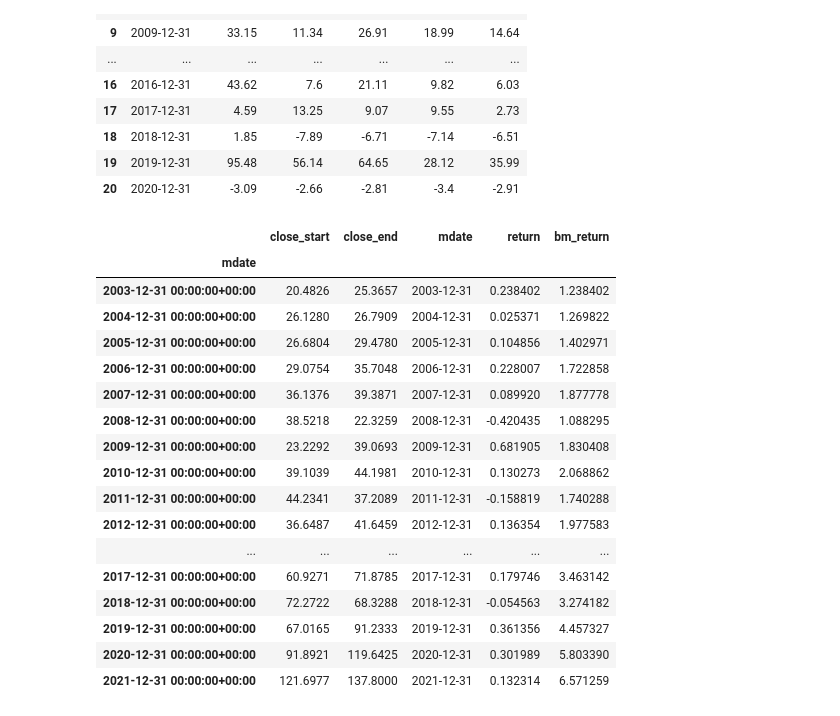
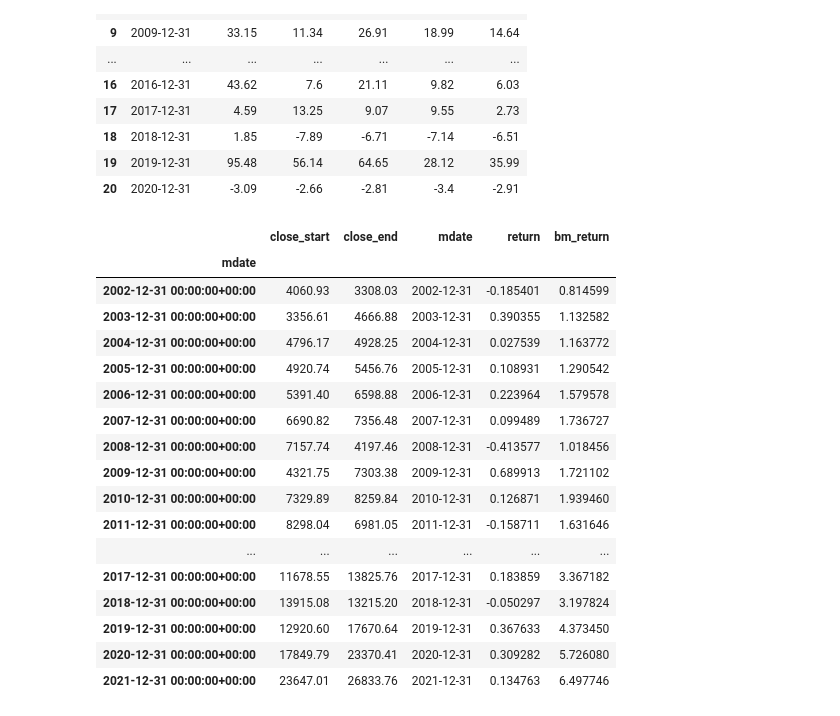
Before and after one commit to tejtw/TEJAPI_Python_Medium_Application, a Jupyter notebook: TEJ_API_Python_MediumWeek6.ipynb, the cells around one changed output. Saved outputs shown, nothing was run; the diff lists cells and outputs as text; code cells hidden in the pictures.

```diff
--- a/TEJ_API_Python_MediumWeek6.ipynb
+++ b/TEJ_API_Python_MediumWeek6.ipynb
@@ -2,7 +2,7 @@
 import tejapi
 import pandas as pd
 import numpy as np
-tejapi.ApiConfig.api_key = 'vYThQVdBGgPCsuDksnTEYJ3cr4zS8f'
+tejapi.ApiConfig.api_key = 'your_key'
 import datetime
 import matplotlib.pyplot as plt
 # %%
@@ -230,36 +229,36 @@ return_
 | 19 | 2019-12-31 | 95.48 | 56.14 | 64.65 | 28.12 | 35.99 |
 | 20 | 2020-12-31 | -3.09 | -2.66 | -2.81 | -3.4 | -2.91 |
 # %%
-# 以投資0050為比較基準
-tw0050 = tejapi.get('TWN/APRCD1',coid  ='0050' ,paginate = True)
+# 以投資台灣50指數做為比較基準
+tw0050 = tejapi.get('TWN/APRCD1',coid ='TRI50' ,paginate = True)
 benchmark = pd.DataFrame({
     'close_start':tw0050.resample('Y',on='mdate').first()['close_adj'],
     'close_end':tw0050.resample('Y',on='mdate').last()['close_adj']
 })
 benchmark['mdate'] = benchmark.index
 benchmark['mdate'] = benchmark['mdate'].astype(str).apply(lambda x:x.split()[0])
 benchmark['return'] = (benchmark['close_end']-benchmark['close_start'])/benchmark['close_start']
 benchmark['bm_return']  = (benchmark['return']+1).cumprod()
 benchmark
 # %% [output]
 |  | close_start | close_end | mdate | return | bm_return |
 | mdate |  |  |  |  |  |
-| 2003-12-31 00:00:00+00:00 | 20.4826 | 25.3657 | 2003-12-31 | 0.238402 | 1.238402 |
-| 2004-12-31 00:00:00+00:00 | 26.1280 | 26.7909 | 2004-12-31 | 0.025371 | 1.269822 |
-| 2005-12-31 00:00:00+00:00 | 26.6804 | 29.4780 | 2005-12-31 | 0.104856 | 1.402971 |
-| 2006-12-31 00:00:00+00:00 | 29.0754 | 35.7048 | 2006-12-31 | 0.228007 | 1.722858 |
-| 2007-12-31 00:00:00+00:00 | 36.1376 | 39.3871 | 2007-12-31 | 0.089920 | 1.877778 |
-| 2008-12-31 00:00:00+00:00 | 38.5218 | 22.3259 | 2008-12-31 | -0.420435 | 1.088295 |
-| 2009-12-31 00:00:00+00:00 | 23.2292 | 39.0693 | 2009-12-31 | 0.681905 | 1.830408 |
-| 2010-12-31 00:00:00+00:00 | 39.1039 | 44.1981 | 2010-12-31 | 0.130273 | 2.068862 |
-| 2011-12-31 00:00:00+00:00 | 44.2341 | 37.2089 | 2011-12-31 | -0.158819 | 1.740288 |
-| 2012-12-31 00:00:00+00:00 | 36.6487 | 41.6459 | 2012-12-31 | 0.136354 | 1.977583 |
+| 2002-12-31 00:00:00+00:00 | 4060.93 | 3308.03 | 2002-12-31 | -0.185401 | 0.814599 |
+| 2003-12-31 00:00:00+00:00 | 3356.61 | 4666.88 | 2003-12-31 | 0.390355 | 1.132582 |
+| 2004-12-31 00:00:00+00:00 | 4796.17 | 4928.25 | 2004-12-31 | 0.027539 | 1.163772 |
+| 2005-12-31 00:00:00+00:00 | 4920.74 | 5456.76 | 2005-12-31 | 0.108931 | 1.290542 |
+| 2006-12-31 00:00:00+00:00 | 5391.40 | 6598.88 | 2006-12-31 | 0.223964 | 1.579578 |
+| 2007-12-31 00:00:00+00:00 | 6690.82 | 7356.48 | 2007-12-31 | 0.099489 | 1.736727 |
+| 2008-12-31 00:00:00+00:00 | 7157.74 | 4197.46 | 2008-12-31 | -0.413577 | 1.018456 |
+| 2009-12-31 00:00:00+00:00 | 4321.75 | 7303.38 | 2009-12-31 | 0.689913 | 1.721102 |
+| 2010-12-31 00:00:00+00:00 | 7329.89 | 8259.84 | 2010-12-31 | 0.126871 | 1.939460 |
+| 2011-12-31 00:00:00+00:00 | 8298.04 | 6981.05 | 2011-12-31 | -0.158711 | 1.631646 |
 | ... | ... | ... | ... | ... | ... |
-| 2017-12-31 00:00:00+00:00 | 60.9271 | 71.8785 | 2017-12-31 | 0.179746 | 3.463142 |
-| 2018-12-31 00:00:00+00:00 | 72.2722 | 68.3288 | 2018-12-31 | -0.054563 | 3.274182 |
-| 2019-12-31 00:00:00+00:00 | 67.0165 | 91.2333 | 2019-12-31 | 0.361356 | 4.457327 |
-| 2020-12-31 00:00:00+00:00 | 91.8921 | 119.6425 | 2020-12-31 | 0.301989 | 5.803390 |
-| 2021-12-31 00:00:00+00:00 | 121.6977 | 137.8000 | 2021-12-31 | 0.132314 | 6.571259 |
+| 2017-12-31 00:00:00+00:00 | 11678.55 | 13825.76 | 2017-12-31 | 0.183859 | 3.367182 |
+| 2018-12-31 00:00:00+00:00 | 13915.08 | 13215.20 | 2018-12-31 | -0.050297 | 3.197824 |
+| 2019-12-31 00:00:00+00:00 | 12920.60 | 17670.64 | 2019-12-31 | 0.367633 | 4.373450 |
+| 2020-12-31 00:00:00+00:00 | 17849.79 | 23370.41 | 2020-12-31 | 0.309282 | 5.726080 |
+| 2021-12-31 00:00:00+00:00 | 23647.01 | 26833.76 | 2021-12-31 | 0.134763 | 6.497746 |
 # %%
 cum_ret = return_[return_['Date'].isin(benchmark['mdate'])][['p1_return','p2_return','p3_return','p4_return','p5_return']].astype(float).apply(lambda x:(x*0.01+1).cumprod(),axis=0).reset_index(drop=True)
 cum_ret['bm_return'] = benchmark[benchmark['mdate'].isin(return_['Date'])]['bm_return'].reset_index(drop=True)
```
Also changed, not shown: parts of 5 cells of this notebook.
